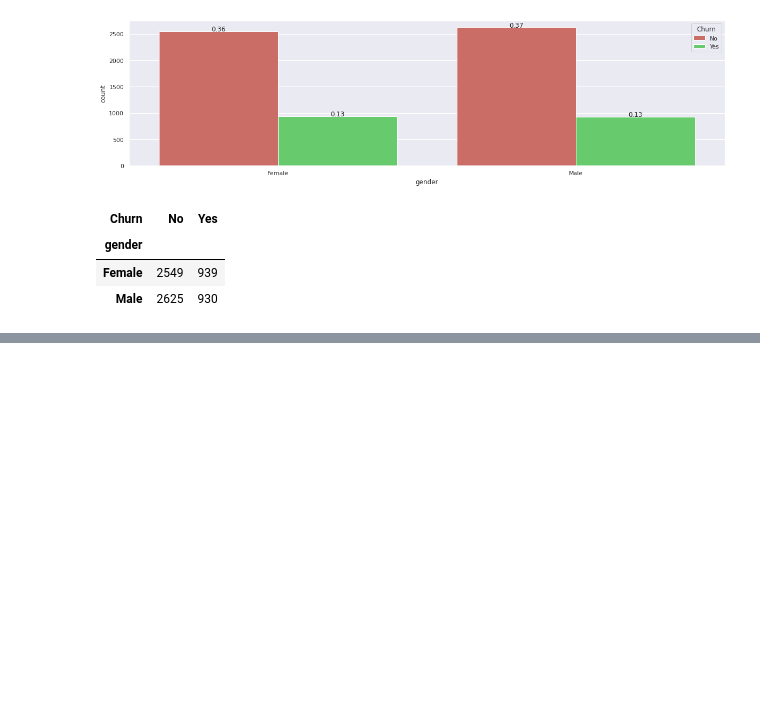
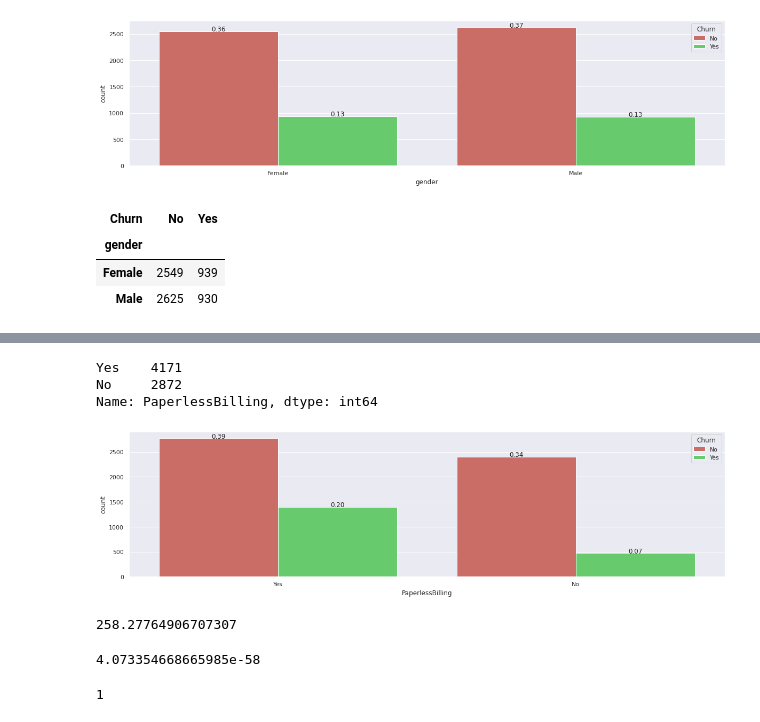
Before and after one commit to shelly2904/DATA_SCIENCE, a Jupyter notebook: EDA/Applied_Statistics.ipynb, the cells around one changed output, grey strips where cells are left out. Drawn from its saved outputs; the diff is of its cells as text; code cells hidden in the pictures; blank space fills up the shorter version.

```diff
--- a/EDA/Applied_Statistics.ipynb
+++ b/EDA/Applied_Statistics.ipynb
@@ -339,3 +339,6 @@ gender_churn_ct
 | gender |  |  |
 | Female | 2549 | 939 |
 | Male | 2625 | 930 |
+# %%
+from scipy import stats
+(chi2, p, dof, _) = stats.chi2_contingency([gender_churn_ct.iloc[0].values, gender_churn_ct.iloc[1].values])
@@ -341,0 +365,21 @@ gender_churn_ct
+# %%
+churn_df["PaperlessBilling"].value_counts()
+# %% [output]
+Yes    4171
+No     2872
+Name: PaperlessBilling, dtype: int64
+# %%
+sns.set(style="darkgrid")
+sns.set_palette("hls", 3)
+
+fig,ax = plt.subplots(figsize=(20,5))
+ax = sns.countplot(x='PaperlessBilling', hue= "Churn", data= churn_df)
+
+for p in ax.patches:
+  height = p.get_height()
+  ax.text(p.get_x()+p.get_width()/2,
+          height+3,
+          '{:1.2f}'.format(height/churn_df.shape[0]),
+          ha="center")
+# %% [output]
+[figure, added]
@@ -341,0 +391,12 @@ gender_churn_ct
+# %%
+chi2
+# %% [output]
+258.27764906707307
+# %%
+p
+# %% [output]
+4.073354668665985e-58
+# %%
+dof
+# %% [output]
+1
```
Also changed, not shown: parts of 7 cells of this notebook.
